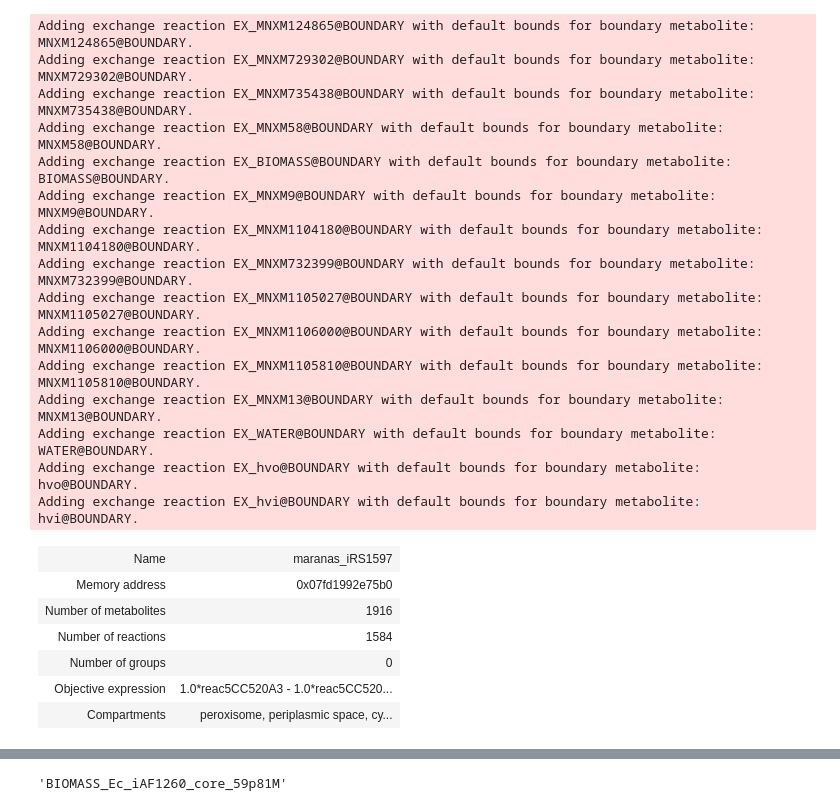
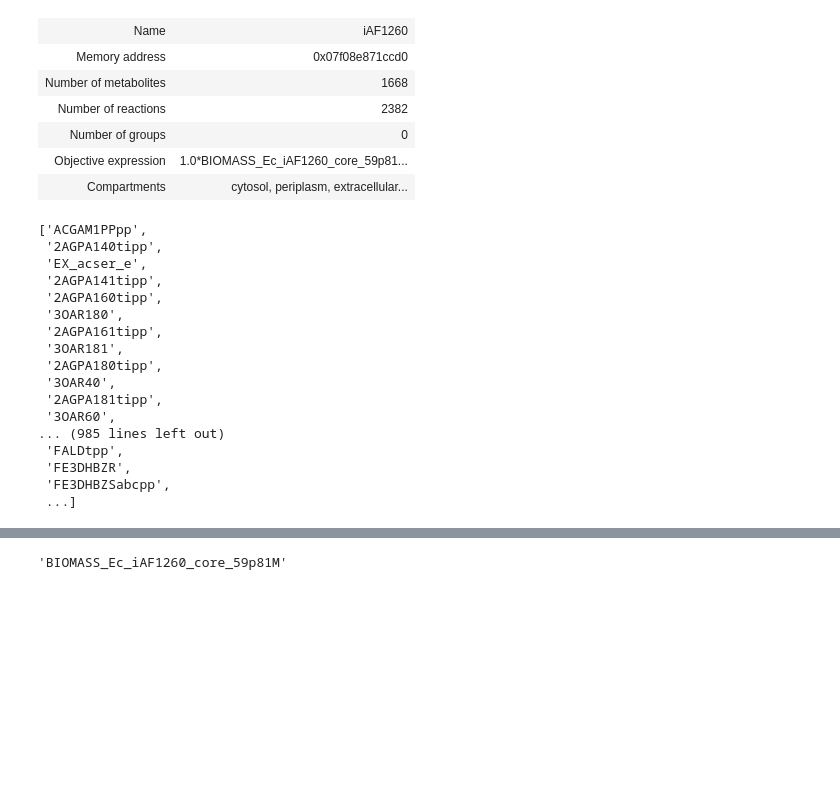
Before and after one commit to dengxiao01/model_contorl, a Jupyter notebook: test.ipynb, the cells around one changed output, grey strips where cells are left out. Saved outputs shown, nothing was run; the diff lists cells and outputs as text; code cells hidden in the pictures; blank space fills up the shorter version.

```diff
--- a/test.ipynb
+++ b/test.ipynb
@@ -1,28 +1,33 @@
 # %%
 import cobra
 # %%
-model = cobra.io.read_sbml_model("mqc/test_data/meta_seed/maranas_iRS1597.sbml3.xml")
+model = cobra.io.read_sbml_model("mqc/test_data/bigg_data/iAF1260.xml")
 model
 # %% [output]
-Adding exchange reaction EX_MNXM124865@BOUNDARY with default bounds for boundary metabolite: MNXM124865@BOUNDARY.
-Adding exchange reaction EX_MNXM729302@BOUNDARY with default bounds for boundary metabolite: MNXM729302@BOUNDARY.
-Adding exchange reaction EX_MNXM735438@BOUNDARY with default bounds for boundary metabolite: MNXM735438@BOUNDARY.
-Adding exchange reaction EX_MNXM58@BOUNDARY with default bounds for boundary metabolite: MNXM58@BOUNDARY.
-Adding exchange reaction EX_BIOMASS@BOUNDARY with default bounds for boundary metabolite: BIOMASS@BOUNDARY.
-Adding exchange reaction EX_MNXM9@BOUNDARY with default bounds for boundary metabolite: MNXM9@BOUNDARY.
-Adding exchange reaction EX_MNXM1104180@BOUNDARY with default bounds for boundary metabolite: MNXM1104180@BOUNDARY.
-Adding exchange reaction EX_MNXM732399@BOUNDARY with default bounds for boundary metabolite: MNXM732399@BOUNDARY.
-Adding exchange reaction EX_MNXM1105027@BOUNDARY with default bounds for boundary metabolite: MNXM1105027@BOUNDARY.
-Adding exchange reaction EX_MNXM1106000@BOUNDARY with default bounds for boundary metabolite: MNXM1106000@BOUNDARY.
-Adding exchange reaction EX_MNXM1105810@BOUNDARY with default bounds for boundary metabolite: MNXM1105810@BOUNDARY.
-Adding exchange reaction EX_MNXM13@BOUNDARY with default bounds for boundary metabolite: MNXM13@BOUNDARY.
-Adding exchange reaction EX_WATER@BOUNDARY with default bounds for boundary metabolite: WATER@BOUNDARY.
-Adding exchange reaction EX_hvo@BOUNDARY with default bounds for boundary metabolite: hvo@BOUNDARY.
-Adding exchange reaction EX_hvi@BOUNDARY with default bounds for boundary metabolite: hvi@BOUNDARY.
-| Name | maranas_iRS1597 |
-| Memory address | 0x07fd1992e75b0 |
-| Number of metabolites | 1916 |
-| Number of reactions | 1584 |
+| Name | iAF1260 |
+| Memory address | 0x07f08e871ccd0 |
+| Number of metabolites | 1668 |
+| Number of reactions | 2382 |
 | Number of groups | 0 |
-| Objective expression | 1.0*reac5CC520A3 - 1.0*reac5CC520... |
-| Compartments | peroxisome, periplasmic space, cy... |
+| Objective expression | 1.0*BIOMASS_Ec_iAF1260_core_59p81... |
+| Compartments | cytosol, periplasm, extracellular... |
+# %%
+[rxn.id for rxn in model.reactions]
+# %% [output]
+['ACGAM1PPpp',
+ '2AGPA140tipp',
+ 'EX_acser_e',
+ '2AGPA141tipp',
+ '2AGPA160tipp',
+ '3OAR180',
+ '2AGPA161tipp',
+ '3OAR181',
+ '2AGPA180tipp',
+ '3OAR40',
+ '2AGPA181tipp',
+ '3OAR60',
+... (985 lines left out)
+ 'FALDtpp',
+ 'FE3DHBZR',
+ 'FE3DHBZSabcpp',
+ ...]
```
Also changed, not shown: parts of 1 cell of this notebook, 17 other files.
